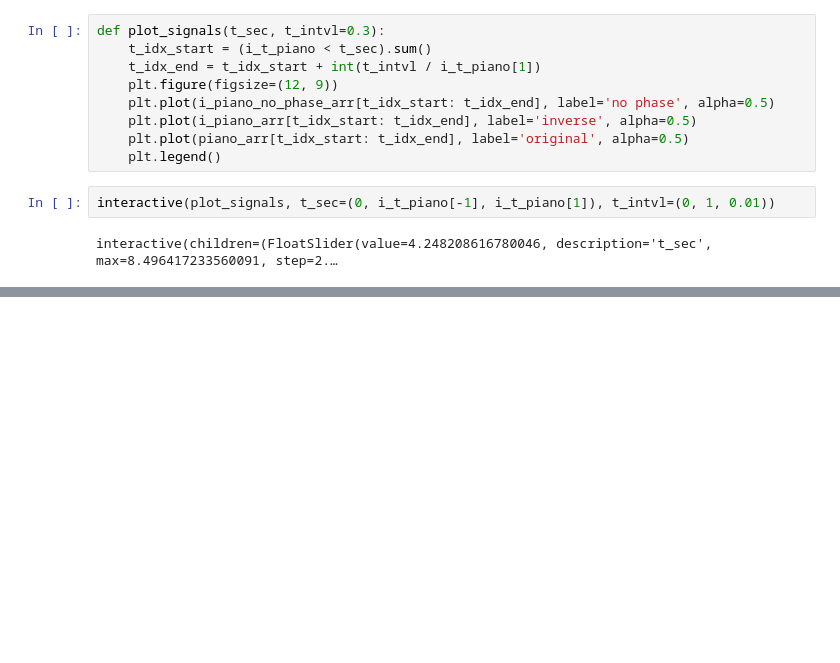
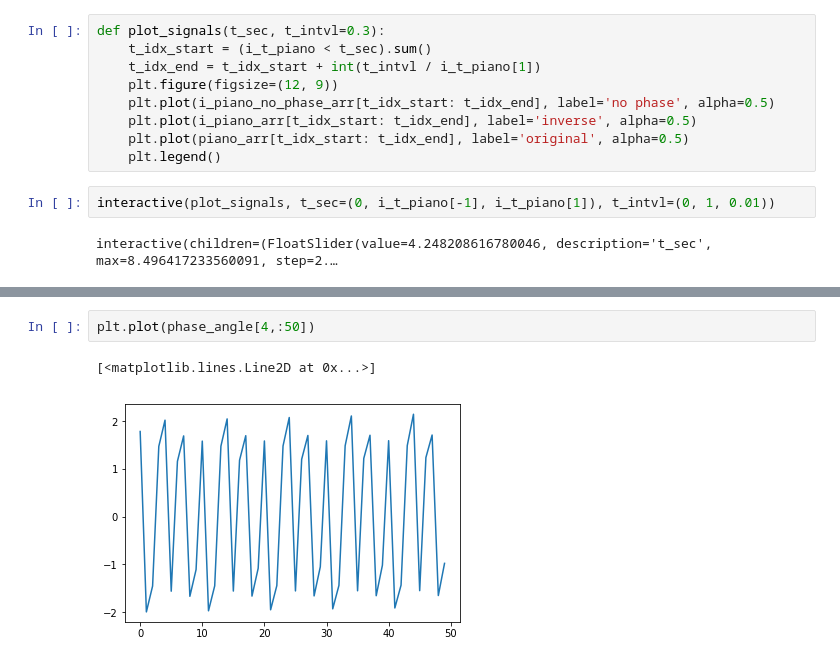
Before and after one commit to lightondust/topics_by_jupyter_notebook, a Jupyter notebook: audio_phase.ipynb, the cells around one changed output, grey strips where cells are left out. Drawn from its saved outputs; the diff is of its cells as text; blank space fills up the shorter version.

```diff
--- a/audio_phase.ipynb
+++ b/audio_phase.ipynb
@@ -61,0 +98,5 @@ interactive(children=(FloatSlider(value=4.248208616780046, description='t_sec',
+# %%
+plt.plot(phase_angle[4,:50])
+# %% [output]
+[<matplotlib.lines.Line2D at 0x...>]
+[figure, added]
```
Also changed, not shown: parts of 15 cells of this notebook.
